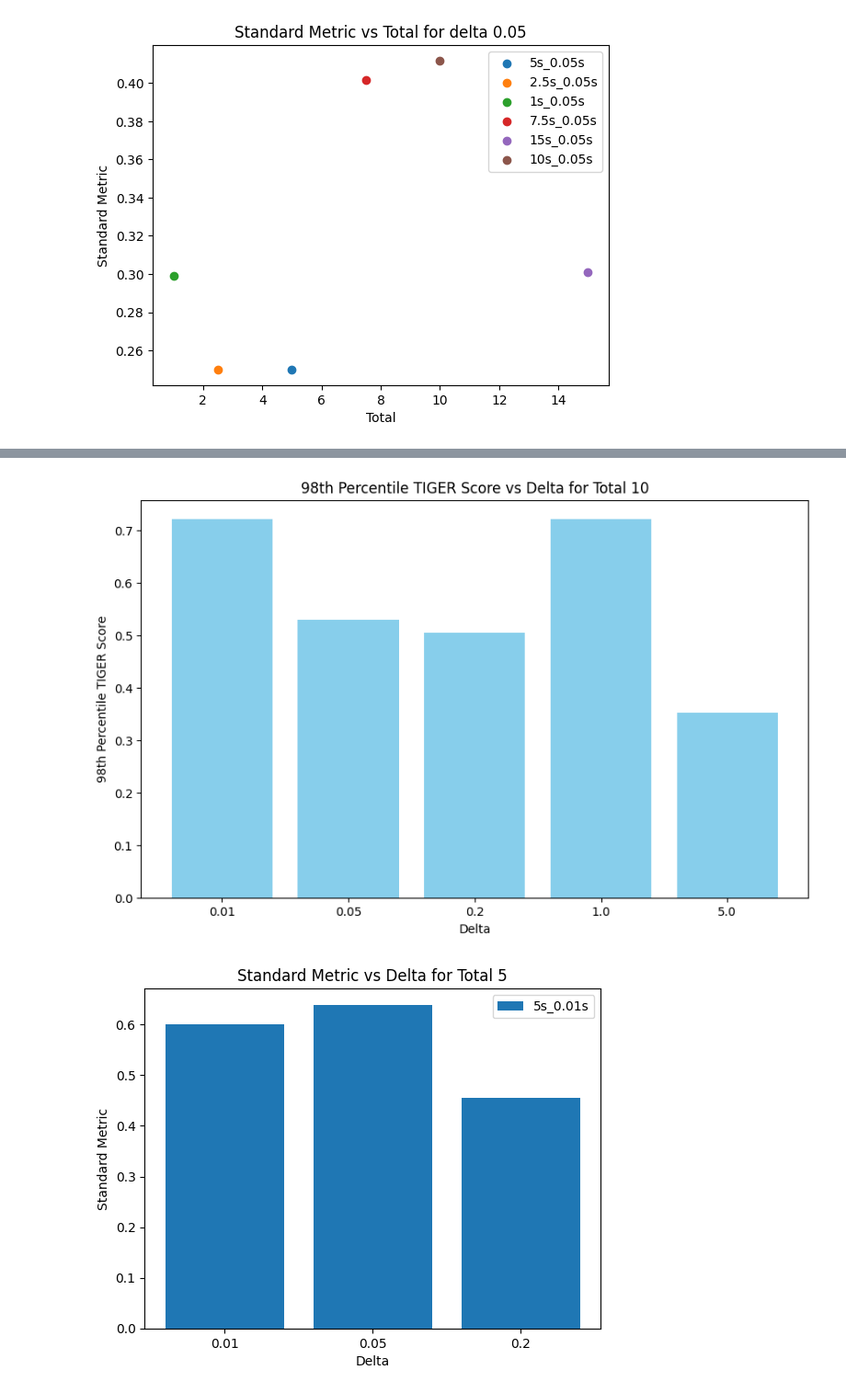
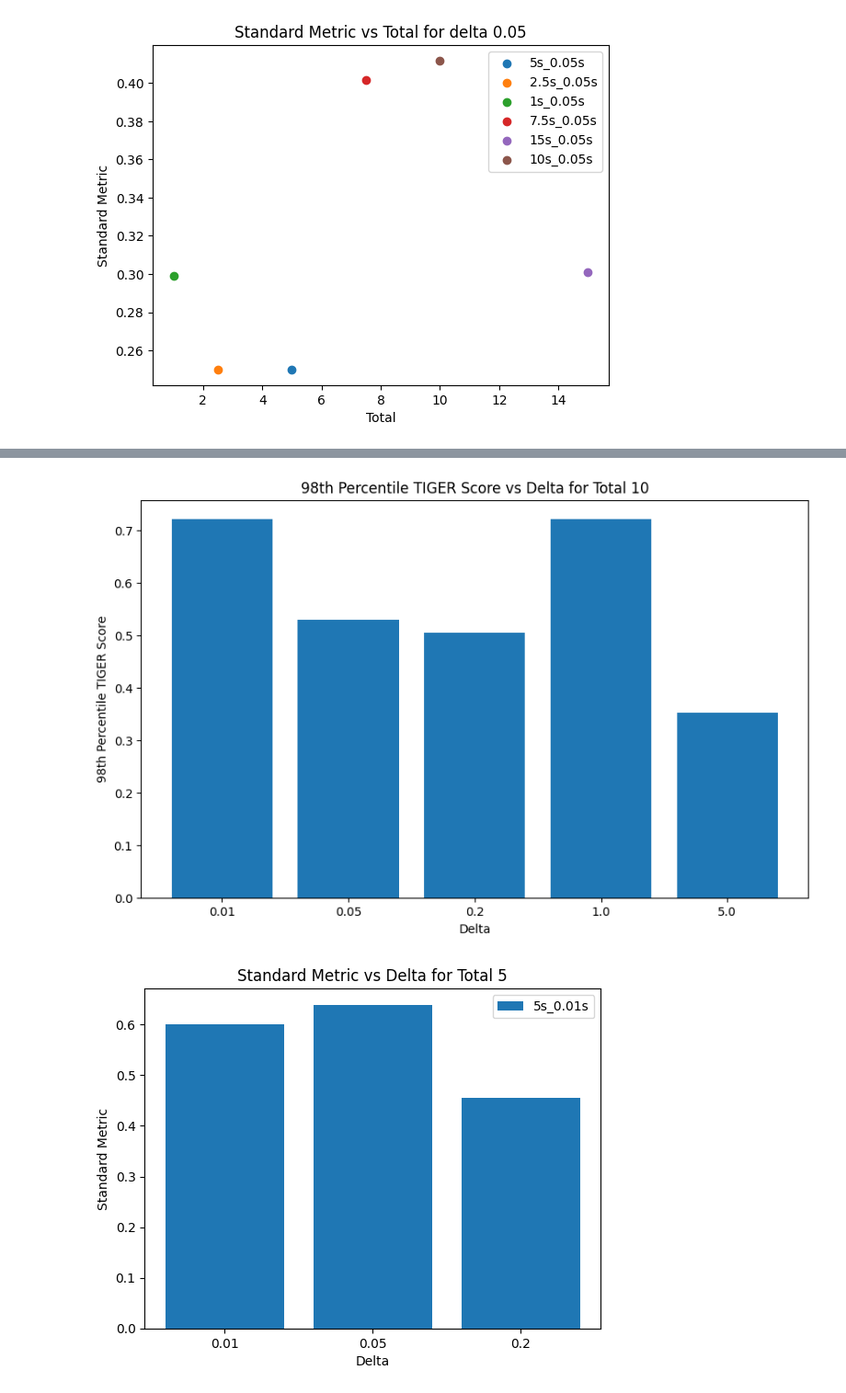
Before and after one commit to lukeyoffe/cs293n, a Jupyter notebook: result_plotting/experiments.ipynb, the cells around one changed output, grey strips where cells are left out. Shown at 92% size. Saved outputs shown, nothing was run; the diff lists cells and outputs as text; code cells hidden in the pictures.

```diff
--- a/result_plotting/experiments.ipynb
+++ b/result_plotting/experiments.ipynb
@@ -71,5 +71,5 @@ def regression_through_origin_with_correlation(x, y):
 def normalized_slope(slope):
     return math.exp(-abs(math.log10(slope)))
 
-def standard_metric(correlation_coef, slope):
+def tiger_score(correlation_coef, slope):
     return normalized_slope(slope) * correlation_coef
@@ -347,24 +314,24 @@ Name: 2, dtype: object
 # %%
 # Filter and sort the DataFrame by 'delta'
 subset = results_df[results_df['total'] == 10].sort_values(by='delta')
 
 # Extract the sorted values
 deltas = subset['delta'].astype(str)
-standard_metrics = subset['standard_metric_98th']
+standard_metrics = subset['tiger_score_98th']
 
 # Create the bar graph
 plt.figure(figsize=(10, 6))
-plt.bar(deltas, standard_metrics, color='skyblue')
+plt.bar(deltas, standard_metrics)
 
 # Set the x-axis and y-axis labels and title
 plt.xlabel('Delta')
 plt.ylabel('98th Percentile TIGER Score')
 plt.title('98th Percentile TIGER Score vs Delta for Total 10')
 
 # Show the plot without a legend
 plt.show()
 # %% [output]
-[figure, old version]
+[figure, new version]
 # %%
 # Filter and sort the DataFrame by 'delta'
 subset = results_df[results_df['total'] == 5].sort_values(by='delta')
```
Also changed, not shown: parts of 15 cells of this notebook, 10 other files.
